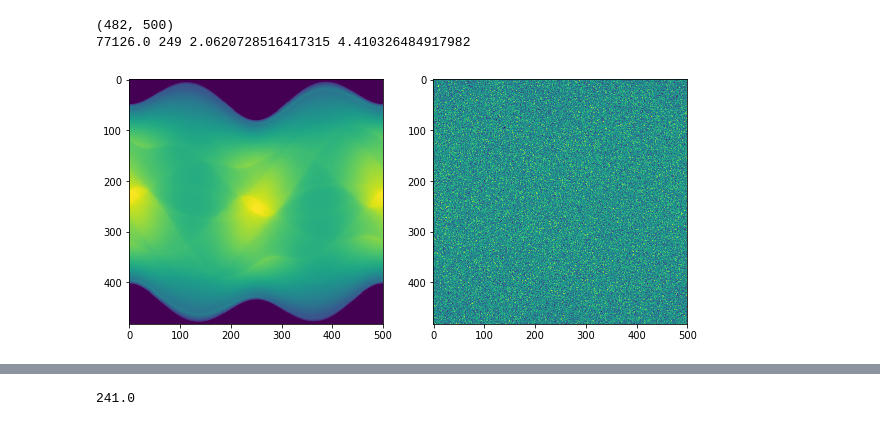
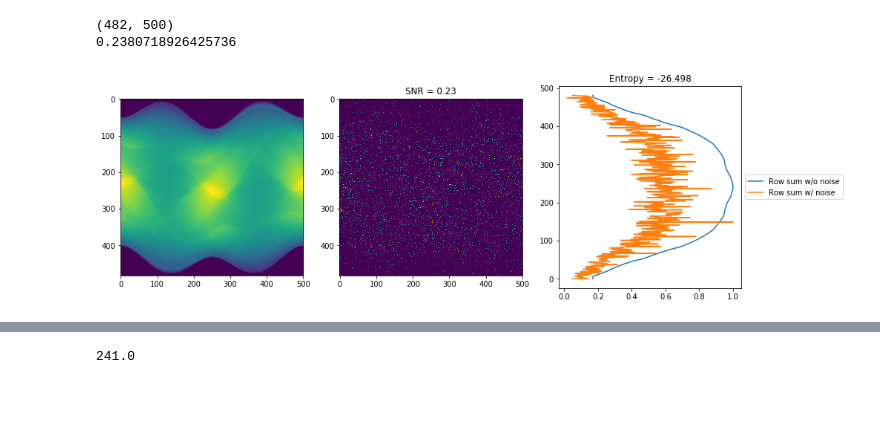
Before and after one commit to everettvacek/rotationCenter, a Jupyter notebook: Detector_shifting.ipynb, the cells around one changed output, grey strips where cells are left out. Saved outputs shown, nothing was run; the diff lists cells and outputs as text; code cells hidden in the pictures; blank space fills up the shorter version.

```diff
--- a/Detector_shifting.ipynb
+++ b/Detector_shifting.ipynb
@@ -58,31 +32,48 @@ else:
 '''
 phantom = slp[int(512/2)-int(imshape/2):int(512/2)+int(imshape/2),int(512/2)-int(imshape/2):int(512/2)+int(imshape/2)]
 #number_angles = 1000
-# %%
-'''
-Circle = False
-theta = np.linspace(0., 360, number_angles, endpoint=False)
-
-sinogram = radon(phantom, theta=theta, circle=Circle)
-np.save('sinogram2', sinogram)
-'''
-sinogram = np.load('sinogram_off_center.npy')
-#sinogram = np.array(sinogram*2**8/np.max(sinogram), dtype=np.uint8)
-sinogram_noise = add_noise(sinogram,np.mean(sinogram),np.std(sinogram), noise)
-plt.figure(figsize=(10,5))
-plt.subplot(121)
-plt.imshow(sinogram)
-plt.subplot(122)
-plt.imshow(sinogram_noise)
-plt.show
-# In[145]:
-print(sinogram.shape)
-snr = lambda x: np.mean(x)/np.std(x)
-print(np.max(sinogram), np.max(sinogram_noise), snr(sinogram), snr(sinogram_noise))
-# %% [output]
-(482, 500)
-77126.0 249 2.0620728516417315 4.410326484917982
-[figure, removed]
+# %%
+'''
+Circle = False
+theta = np.linspace(0., 360, number_angles, endpoint=False)
+
+sinogram = radon(phantom, theta=theta, circle=Circle)
+np.save('sinogram2', sinogram)
+'''
+
+sinogram = np.clip(np.load('sinogram_off_center.npy'),clip, None)
+
+added_noise = add_noise(sinogram, exposure)
+sinogram_noise = added_noise[0]
+sinogram_noise_snr = added_noise[1]
+
+rowsum = np.sum(sinogram, axis=1)
+rowsum_n = np.sum(sinogram_noise, axis=1)
+
+
+entropy = -int(np.mean(rowsum_n*np.log2(rowsum_n)))/1000
+
+
+plt.figure(figsize=(15,5))
+plt.subplot(131)
+plt.imshow(sinogram)
+plt.subplot(132)
+plt.imshow(sinogram_noise)
+plt.title('SNR = ' + str(sinogram_noise_snr)[0:4])
+plt.subplot(133)
+plt.plot(rowsum/np.max(rowsum), np.arange(0,sinogram.shape[0],1), label = 'Row sum w/o noise')
+plt.plot(rowsum_n/np.max(rowsum_n), np.arange(0,sinogram.shape[0],1), label = 'Row sum w/ noise')
+plt.legend(loc='center left', bbox_to_anchor=(1, 0.5))
+plt.title('Entropy = ' + str(entropy)[0:10])
+
+plt.show
+
+print(sinogram.shape)
+print(sinogram_noise_snr)
+# %% [output]
+(482, 500)
+0.2380718926425736
+[figure, added]
 # %%
 reals_odd = []
 reals_even= []
```
Also changed, not shown: parts of 14 cells of this notebook, 2 other files.
